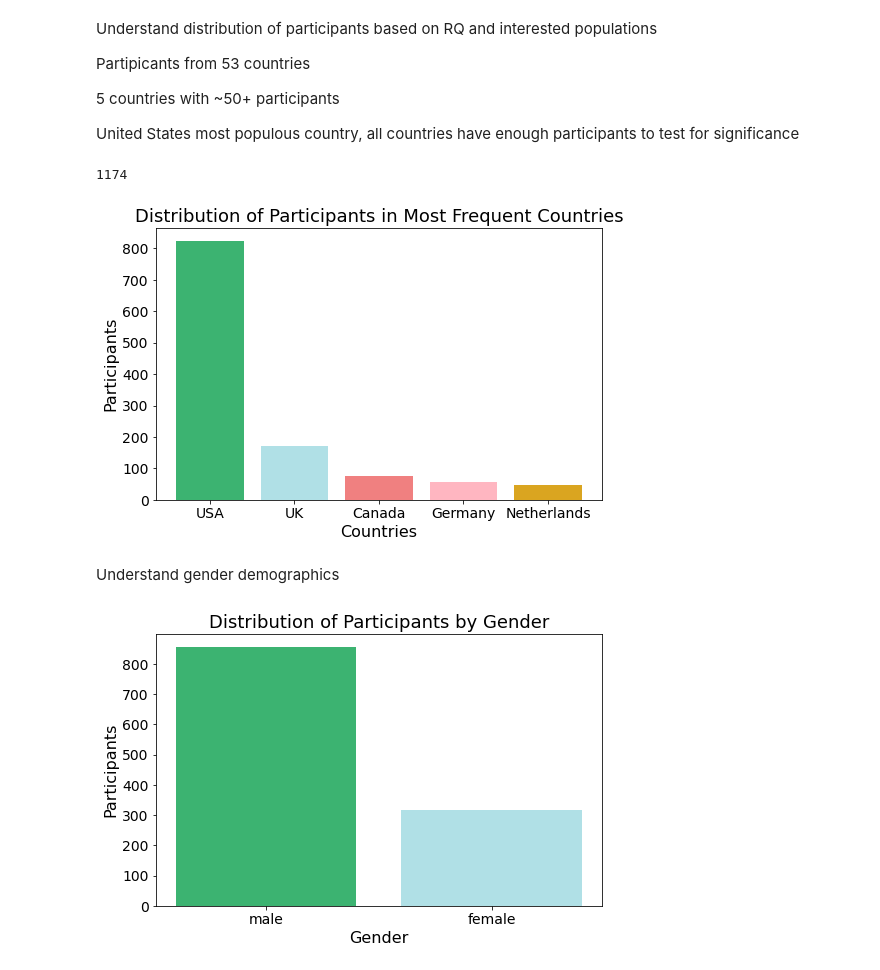
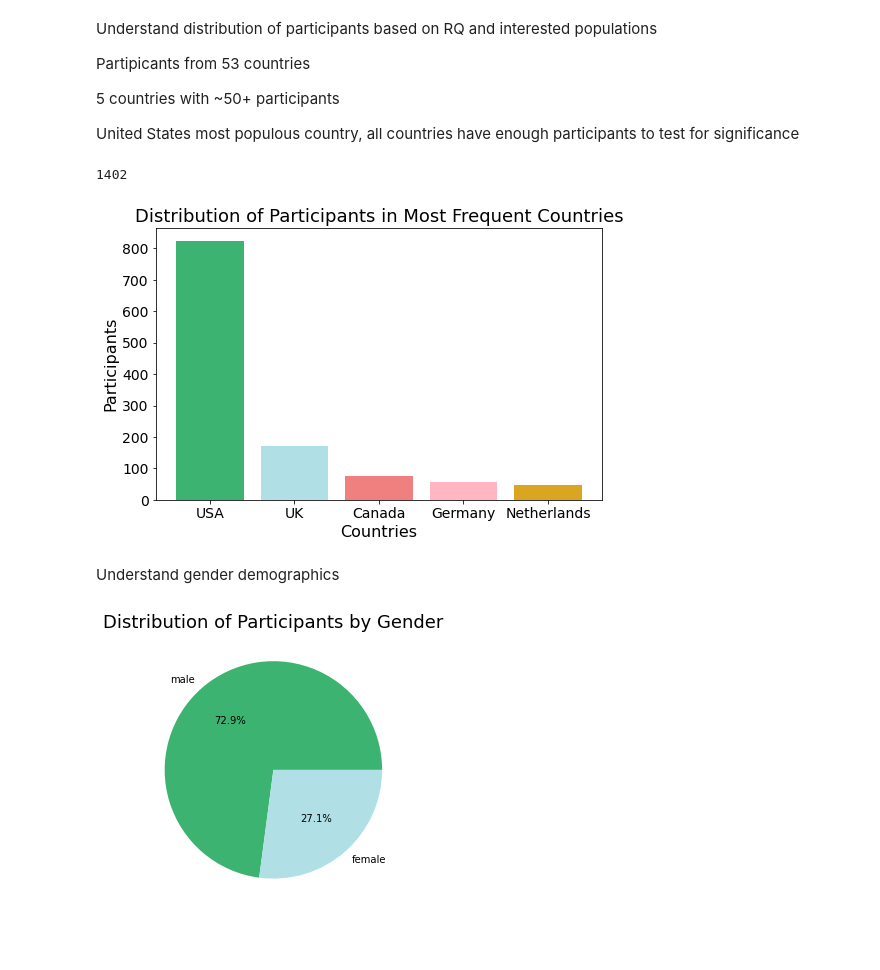
Before and after one commit to krishols/CISC367HFinal, a Jupyter notebook: messy.ipynb, the cells around one changed output. Cells and saved outputs as stored; diff of their text form; code cells hidden in the pictures; blank space fills up the shorter version.

```diff
--- a/messy.ipynb
+++ b/messy.ipynb
@@ -12,15 +12,21 @@ title_font = 18
 xwid = 8
 ywid = 5
 
-def make_bar_plot(title, xtitle, ytitle, index, height, labels):
+def make_bar_plot(title, xtitle, ytitle, index, height, labels, colors):
     plt.figure(figsize=(xwid, ywid))
-    plt.bar(x=index,height=height,tick_label=labels, color = gcolors)
+    plt.bar(x=index,height=height,tick_label=labels, color = colors)
     plt.title(title, fontsize=title_font)
     plt.xlabel(xtitle, fontsize=axis_font)
     plt.xticks(fontsize=ticks_font)
     plt.yticks(fontsize=ticks_font)
     plt.ylabel(ytitle, fontsize=axis_font)
     plt.show()
+
+def make_pie_plot(title, index, labels, colors):
+    plt.figure(figsize=(xwid, ywid))
+    plt.pie(index, labels=labels, autopct='%1.1f%%', colors=colors)
+    plt.title(title, fontsize=title_font)
+    plt.show()
 # %%
 base = pd.read_csv('mh_data.csv')
 base.head()
@@ -47,7 +53,7 @@ Index(['Are you self-employed?',
       dtype='object')
 # %%
 columns = ['SelfEmployed', 'NumEmployees', 'PrimarilyTechEmployer', 'PrimaryRoleTech', 'EmployerMHBenefits', 'KnowMHBenefits', 'DiscussedMH', 'ResourcesMH', 'AnonymityProtected', 'MHMedicalLeave',
-            'MHEmployerConsq', 'PHEmployerConsq', 'DicussMHCowrk', 'DiscussMHSuper', 'MHSeriousAsPH', 'CowrkNegConsqMH', 'MedCvrgMH', 'KnowMHResources', 'RevealMHDtoClients',
+            'MHEmployerConsq', 'PHEmployerConsq', 'DiscussMHCowrk', 'DiscussMHSuper', 'MHSeriousAsPH', 'CowrkNegConsqMH', 'MedCvrgMH', 'KnowMHResources', 'RevealMHDtoClients',
            'RevealedMHDtoClientsConsq', 'RevealedMHDtoCowrk', 'RevealedMHDtoCowrkConsq', 'ProductivityMH', 'TimeAffectedMH', 'HasPrevEmployers', 'PrevMHBenefits', 'PrevMHC',
           'PrevDiscussedMH', 'PrevResourcesMH', 'PrevAnonymityProtected', 'PrevMHEmployerConsq', 'PrevPHEmployerConsq', 'PrevDiscussMHCowrk', 'PrevDiscussMHSuper',
            'PrevMHSeriousAsPH', 'PrevCowrkNegConsqMH', 'PHInterview', 'MHInterview', 'MHIHurtCareer', 'CwrkNegViewYouMH', 'WillingShareFriendsMI', 'PrevBadHandledMHI',
@@ -154,16 +160,17 @@ plt.yticks(fontsize=ticks_font)
 plt.ylabel("Participants", fontsize=axis_font)
 defined into helper function
 '''
-make_bar_plot("Distribution of Participants in Most Frequent Countries", "Countries", "Participants", index, countries_num, countries_abb)
+make_bar_plot("Distribution of Participants in Most Frequent Countries", "Countries", "Participants", index, countries_num, countries_abb, gcolors)
 # %% [output]
-1174
+1402
 [figure]
 # %% [markdown]
 Understand gender demographics
 # %%
 gender_num = base.Gender.value_counts()
 gender_list = base.Gender.value_counts().index.tolist()
 index = np.arange(len(gender_list))
-make_bar_plot("Distribution of Participants by Gender", "Gender", "Participants", index, gender_num, gender_list)
+#make_pi_plot("Distribution of Participants by Gender", "Gender", "Participants", index, gender_num, gender_list)
+make_pie_plot("Distribution of Participants by Gender", gender_num, gender_list, gcolors[:2])
 # %% [output]
-[figure, old version]
+[figure, new version]
```
Also changed, not shown: parts of 14 cells of this notebook, 1 other file.
